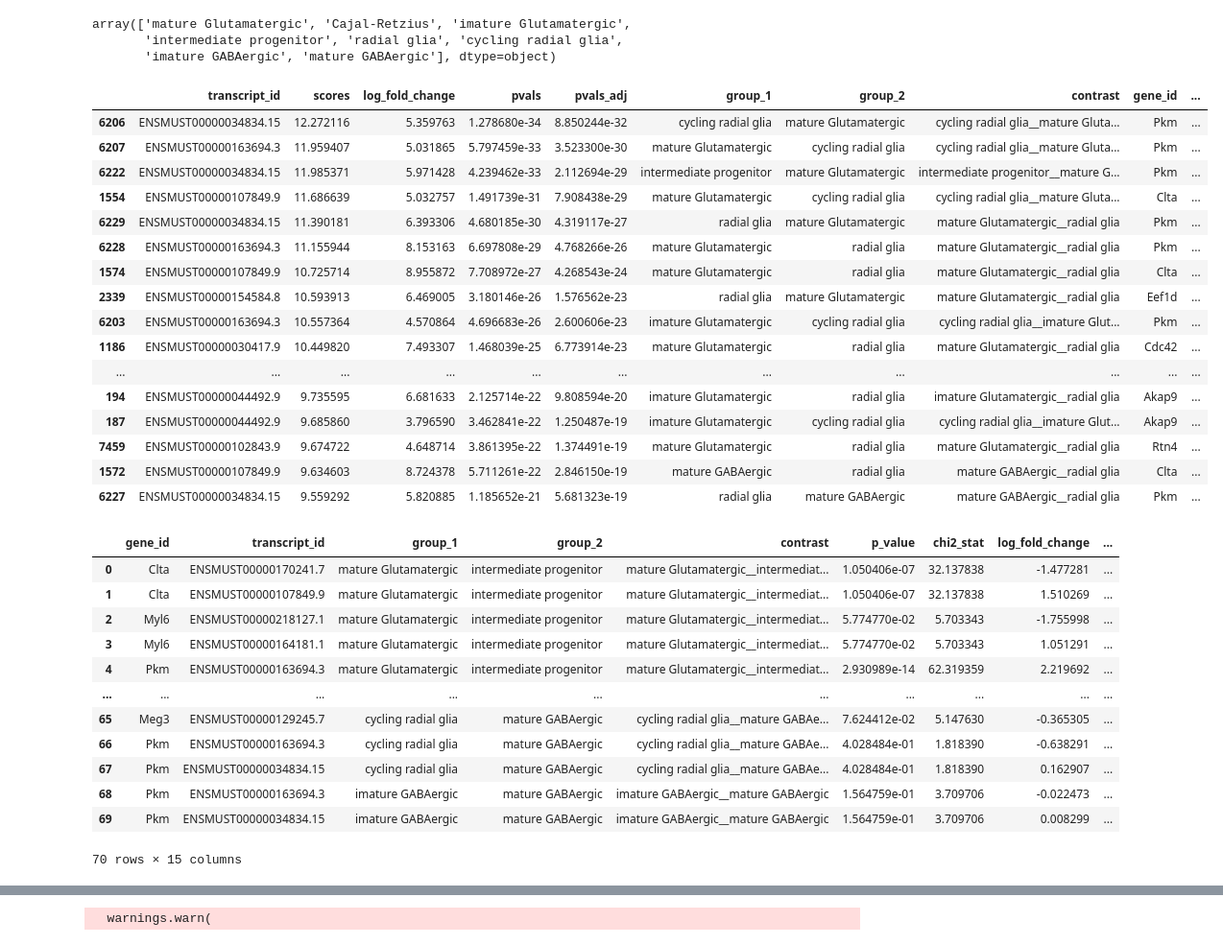
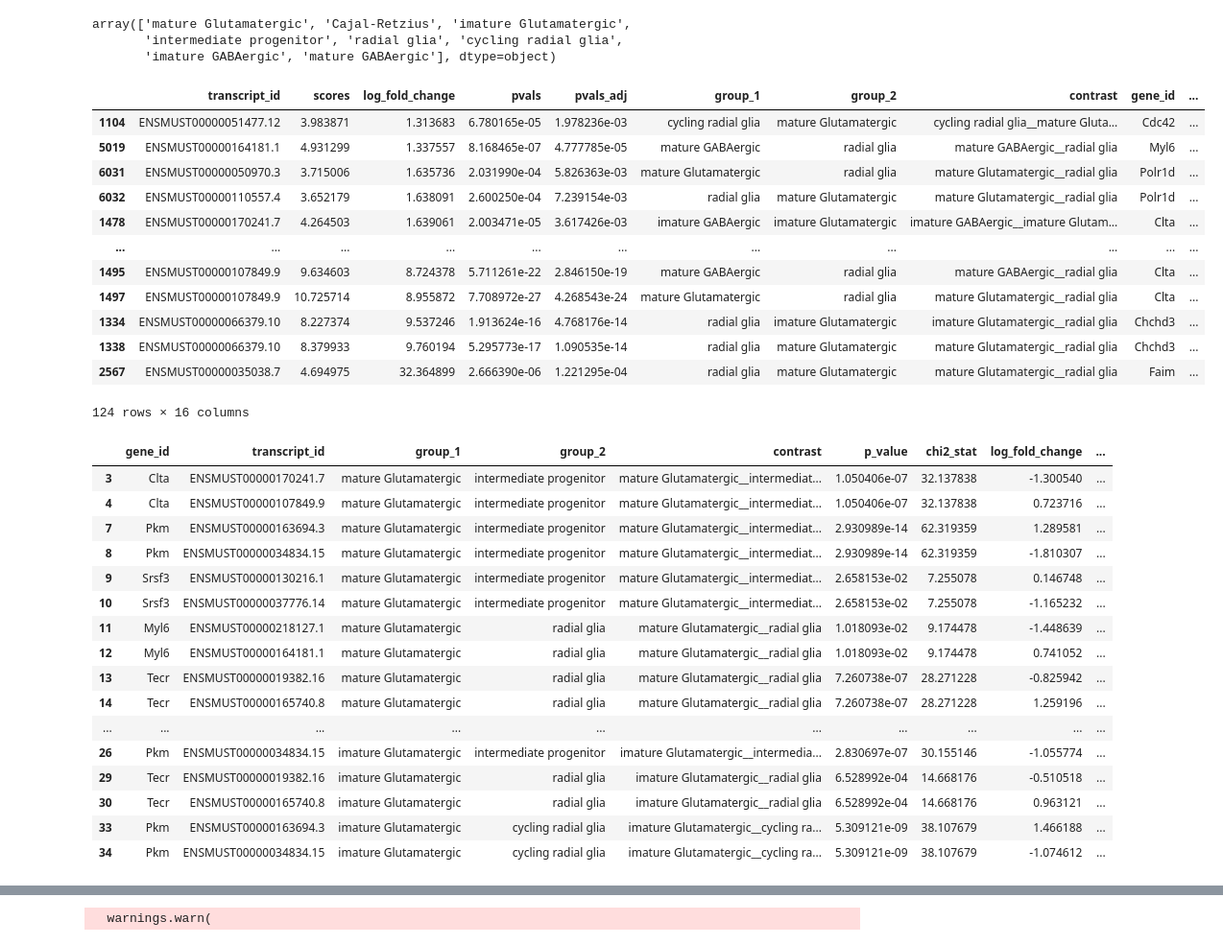
Before and after one commit to cobioda/allos, a Jupyter notebook: nbs/005_switch_search.ipynb, the cells around one changed output, grey strips where cells are left out. Shown at 96% size. Saved outputs shown, nothing was run; the diff lists cells and outputs as text; code cells hidden in the pictures.

```diff
--- a/nbs/005_switch_search.ipynb
+++ b/nbs/005_switch_search.ipynb
@@ -735,47 +735,47 @@ ss = SwitchSearch(combined_mouse_data)
 
 # Run the Dirichlet–based switch test (will error if data appear log–transformed):
 dirichlet_results = ss.find_switching_isoforms_dirichlet(cell_group_column='cell_type',
-                                                         min_count=30, min_log_fold_change=0.5, n_jobs = 10)
+                                                         min_count=30, min_log_fold_change=1, n_jobs = 10)
 
 # Run the Wilcoxon–based switch test (will CPM–normalize and log–transform if needed):
 wilcoxon_results = ss.find_switching_isoforms_wilcoxon(cell_group_column='cell_type',
-                                                       min_fdr=0.05, min_log_fold_change=0.5, n_jobs = 10)
+                                                       min_fdr=0.05, min_log_fold_change=1, n_jobs = 10)
 # %%
-wilcoxon_results.head(20)
+wilcoxon_results.sort_values(by='log_fold_change')
 # %% [output]
 |  | transcript_id | scores | log_fold_change | pvals | pvals_adj | group_1 | group_2 | contrast | gene_id | ... |
-| 6206 | ENSMUST00000034834.15 | 12.272116 | 5.359763 | 1.278680e-34 | 8.850244e-32 | cycling radial glia | mature Glutamatergic | cycling radial glia__mature Gluta... | Pkm | ... |
-| 6207 | ENSMUST00000163694.3 | 11.959407 | 5.031865 | 5.797459e-33 | 3.523300e-30 | mature Glutamatergic | cycling radial glia | cycling radial glia__mature Gluta... | Pkm | ... |
-| 6222 | ENSMUST00000034834.15 | 11.985371 | 5.971428 | 4.239462e-33 | 2.112694e-29 | intermediate progenitor | mature Glutamatergic | intermediate progenitor__mature G... | Pkm | ... |
-| 1554 | ENSMUST00000107849.9 | 11.686639 | 5.032757 | 1.491739e-31 | 7.908438e-29 | mature Glutamatergic | cycling radial glia | cycling radial glia__mature Gluta... | Clta | ... |
-| 6229 | ENSMUST00000034834.15 | 11.390181 | 6.393306 | 4.680185e-30 | 4.319117e-27 | radial glia | mature Glutamatergic | mature Glutamatergic__radial glia | Pkm | ... |
-| 6228 | ENSMUST00000163694.3 | 11.155944 | 8.153163 | 6.697808e-29 | 4.768266e-26 | mature Glutamatergic | radial glia | mature Glutamatergic__radial glia | Pkm | ... |
-| 1574 | ENSMUST00000107849.9 | 10.725714 | 8.955872 | 7.708972e-27 | 4.268543e-24 | mature Glutamatergic | radial glia | mature Glutamatergic__radial glia | Clta | ... |
-| 2339 | ENSMUST00000154584.8 | 10.593913 | 6.469005 | 3.180146e-26 | 1.576562e-23 | radial glia | mature Glutamatergic | mature Glutamatergic__radial glia | Eef1d | ... |
-| 6203 | ENSMUST00000163694.3 | 10.557364 | 4.570864 | 4.696683e-26 | 2.600606e-23 | imature Glutamatergic | cycling radial glia | cycling radial glia__imature Glut... | Pkm | ... |
-| 1186 | ENSMUST00000030417.9 | 10.449820 | 7.493307 | 1.468039e-25 | 6.773914e-23 | mature Glutamatergic | radial glia | mature Glutamatergic__radial glia | Cdc42 | ... |
+| 1104 | ENSMUST00000051477.12 | 3.983871 | 1.313683 | 6.780165e-05 | 1.978236e-03 | cycling radial glia | mature Glutamatergic | cycling radial glia__mature Gluta... | Cdc42 | ... |
+| 5019 | ENSMUST00000164181.1 | 4.931299 | 1.337557 | 8.168465e-07 | 4.777785e-05 | mature GABAergic | radial glia | mature GABAergic__radial glia | Myl6 | ... |
+| 6031 | ENSMUST00000050970.3 | 3.715006 | 1.635736 | 2.031990e-04 | 5.826363e-03 | mature Glutamatergic | radial glia | mature Glutamatergic__radial glia | Polr1d | ... |
+| 6032 | ENSMUST00000110557.4 | 3.652179 | 1.638091 | 2.600250e-04 | 7.239154e-03 | radial glia | mature Glutamatergic | mature Glutamatergic__radial glia | Polr1d | ... |
+| 1478 | ENSMUST00000170241.7 | 4.264503 | 1.639061 | 2.003471e-05 | 3.617426e-03 | imature GABAergic | imature Glutamatergic | imature GABAergic__imature Glutam... | Clta | ... |
 | ... | ... | ... | ... | ... | ... | ... | ... | ... | ... | ... |
-| 194 | ENSMUST00000044492.9 | 9.735595 | 6.681633 | 2.125714e-22 | 9.808594e-20 | imature Glutamatergic | radial glia | imature Glutamatergic__radial glia | Akap9 | ... |
-| 187 | ENSMUST00000044492.9 | 9.685860 | 3.796590 | 3.462841e-22 | 1.250487e-19 | imature Glutamatergic | cycling radial glia | cycling radial glia__imature Glut... | Akap9 | ... |
-| 7459 | ENSMUST00000102843.9 | 9.674722 | 4.648714 | 3.861395e-22 | 1.374491e-19 | mature Glutamatergic | radial glia | mature Glutamatergic__radial glia | Rtn4 | ... |
-| 1572 | ENSMUST00000107849.9 | 9.634603 | 8.724378 | 5.711261e-22 | 2.846150e-19 | mature GABAergic | radial glia | mature GABAergic__radial glia | Clta | ... |
-| 6227 | ENSMUST00000034834.15 | 9.559292 | 5.820885 | 1.185652e-21 | 5.681323e-19 | radial glia | mature GABAergic | mature GABAergic__radial glia | Pkm | ... |
+| 1495 | ENSMUST00000107849.9 | 9.634603 | 8.724378 | 5.711261e-22 | 2.846150e-19 | mature GABAergic | radial glia | mature GABAergic__radial glia | Clta | ... |
+| 1497 | ENSMUST00000107849.9 | 10.725714 | 8.955872 | 7.708972e-27 | 4.268543e-24 | mature Glutamatergic | radial glia | mature Glutamatergic__radial glia | Clta | ... |
+| 1334 | ENSMUST00000066379.10 | 8.227374 | 9.537246 | 1.913624e-16 | 4.768176e-14 | radial glia | imature Glutamatergic | imature Glutamatergic__radial glia | Chchd3 | ... |
+| 1338 | ENSMUST00000066379.10 | 8.379933 | 9.760194 | 5.295773e-17 | 1.090535e-14 | radial glia | mature Glutamatergic | mature Glutamatergic__radial glia | Chchd3 | ... |
+| 2567 | ENSMUST00000035038.7 | 4.694975 | 32.364899 | 2.666390e-06 | 1.221295e-04 | radial glia | mature Glutamatergic | mature Glutamatergic__radial glia | Faim | ... |
+124 rows × 16 columns
 # %%
 dirichlet_results
 # %% [output]
 |  | gene_id | transcript_id | group_1 | group_2 | contrast | p_value | chi2_stat | log_fold_change | ... |
-| 0 | Clta | ENSMUST00000170241.7 | mature Glutamatergic | intermediate progenitor | mature Glutamatergic__intermediat... | 1.050406e-07 | 32.137838 | -1.477281 | ... |
-| 1 | Clta | ENSMUST00000107849.9 | mature Glutamatergic | intermediate progenitor | mature Glutamatergic__intermediat... | 1.050406e-07 | 32.137838 | 1.510269 | ... |
-| 2 | Myl6 | ENSMUST00000218127.1 | mature Glutamatergic | intermediate progenitor | mature Glutamatergic__intermediat... | 5.774770e-02 | 5.703343 | -1.755998 | ... |
-| 3 | Myl6 | ENSMUST00000164181.1 | mature Glutamatergic | intermediate progenitor | mature Glutamatergic__intermediat... | 5.774770e-02 | 5.703343 | 1.051291 | ... |
-| 4 | Pkm | ENSMUST00000163694.3 | mature Glutamatergic | intermediate progenitor | mature Glutamatergic__intermediat... | 2.930989e-14 | 62.319359 | 2.219692 | ... |
+| 3 | Clta | ENSMUST00000170241.7 | mature Glutamatergic | intermediate progenitor | mature Glutamatergic__intermediat... | 1.050406e-07 | 32.137838 | -1.300540 | ... |
+| 4 | Clta | ENSMUST00000107849.9 | mature Glutamatergic | intermediate progenitor | mature Glutamatergic__intermediat... | 1.050406e-07 | 32.137838 | 0.723716 | ... |
+| 7 | Pkm | ENSMUST00000163694.3 | mature Glutamatergic | intermediate progenitor | mature Glutamatergic__intermediat... | 2.930989e-14 | 62.319359 | 1.289581 | ... |
+| 8 | Pkm | ENSMUST00000034834.15 | mature Glutamatergic | intermediate progenitor | mature Glutamatergic__intermediat... | 2.930989e-14 | 62.319359 | -1.810307 | ... |
+| 9 | Srsf3 | ENSMUST00000130216.1 | mature Glutamatergic | intermediate progenitor | mature Glutamatergic__intermediat... | 2.658153e-02 | 7.255078 | 0.146748 | ... |
+| 10 | Srsf3 | ENSMUST00000037776.14 | mature Glutamatergic | intermediate progenitor | mature Glutamatergic__intermediat... | 2.658153e-02 | 7.255078 | -1.165232 | ... |
+| 11 | Myl6 | ENSMUST00000218127.1 | mature Glutamatergic | radial glia | mature Glutamatergic__radial glia | 1.018093e-02 | 9.174478 | -1.448639 | ... |
+| 12 | Myl6 | ENSMUST00000164181.1 | mature Glutamatergic | radial glia | mature Glutamatergic__radial glia | 1.018093e-02 | 9.174478 | 0.741052 | ... |
+| 13 | Tecr | ENSMUST00000019382.16 | mature Glutamatergic | radial glia | mature Glutamatergic__radial glia | 7.260738e-07 | 28.271228 | -0.825942 | ... |
+| 14 | Tecr | ENSMUST00000165740.8 | mature Glutamatergic | radial glia | mature Glutamatergic__radial glia | 7.260738e-07 | 28.271228 | 1.259196 | ... |
 | ... | ... | ... | ... | ... | ... | ... | ... | ... | ... |
-| 65 | Meg3 | ENSMUST00000129245.7 | cycling radial glia | mature GABAergic | cycling radial glia__mature GABAe... | 7.624412e-02 | 5.147630 | -0.365305 | ... |
-| 66 | Pkm | ENSMUST00000163694.3 | cycling radial glia | mature GABAergic | cycling radial glia__mature GABAe... | 4.028484e-01 | 1.818390 | -0.638291 | ... |
-| 67 | Pkm | ENSMUST00000034834.15 | cycling radial glia | mature GABAergic | cycling radial glia__mature GABAe... | 4.028484e-01 | 1.818390 | 0.162907 | ... |
-| 68 | Pkm | ENSMUST00000163694.3 | imature GABAergic | mature GABAergic | imature GABAergic__mature GABAergic | 1.564759e-01 | 3.709706 | -0.022473 | ... |
-| 69 | Pkm | ENSMUST00000034834.15 | imature GABAergic | mature GABAergic | imature GABAergic__mature GABAergic | 1.564759e-01 | 3.709706 | 0.008299 | ... |
+| 26 | Pkm | ENSMUST00000034834.15 | imature Glutamatergic | intermediate progenitor | imature Glutamatergic__intermedia... | 2.830697e-07 | 30.155146 | -1.055774 | ... |
+| 29 | Tecr | ENSMUST00000019382.16 | imature Glutamatergic | radial glia | imature Glutamatergic__radial glia | 6.528992e-04 | 14.668176 | -0.510518 | ... |
+| 30 | Tecr | ENSMUST00000165740.8 | imature Glutamatergic | radial glia | imature Glutamatergic__radial glia | 6.528992e-04 | 14.668176 | 0.963121 | ... |
+| 33 | Pkm | ENSMUST00000163694.3 | imature Glutamatergic | cycling radial glia | imature Glutamatergic__cycling ra... | 5.309121e-09 | 38.107679 | 1.466188 | ... |
+| 34 | Pkm | ENSMUST00000034834.15 | imature Glutamatergic | cycling radial glia | imature Glutamatergic__cycling ra... | 5.309121e-09 | 38.107679 | -1.074612 | ... |
-70 rows × 15 columns
 # %%
 wilcoxon_results.head(20)
 # %% [output]
```
Also changed, not shown: parts of 13 cells of this notebook, 8 other files.
